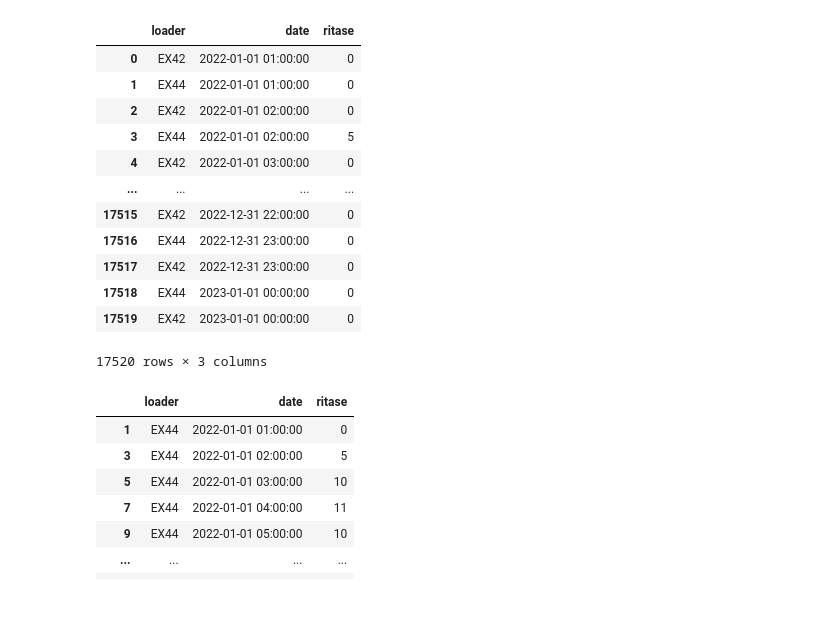
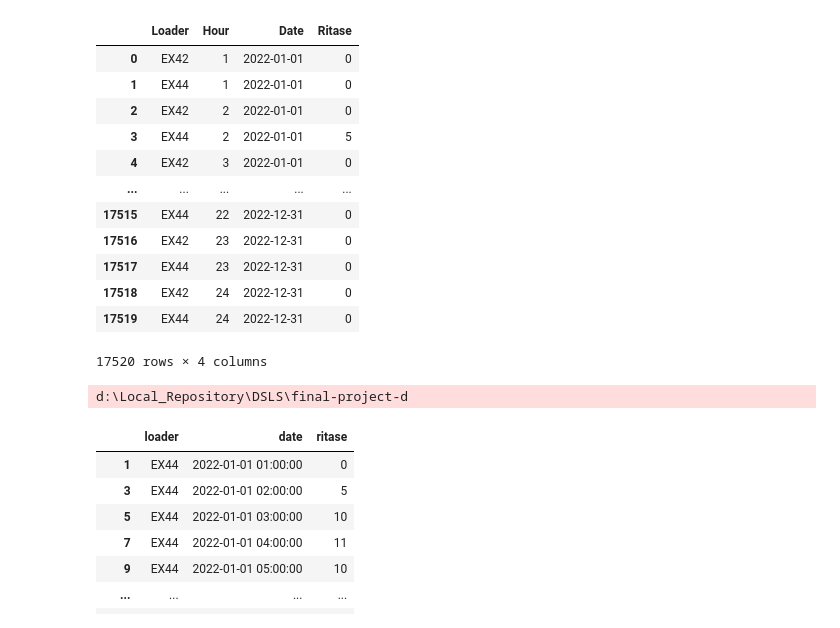
Before and after one commit to RizqiSeijuuro/final-project-data-consultant, a Jupyter notebook: ritase_eda.ipynb, the cells around one changed output. Saved outputs shown, nothing was run; the diff lists cells and outputs as text; code cells hidden in the pictures.

```diff
--- a/ritase_eda.ipynb
+++ b/ritase_eda.ipynb
@@ -6,22 +6,28 @@ from functions.transform import get_ritase
 from functions.eda import timeseries_viz
 # %%
-path = 'Data Fuel Share\RITASE EX-42-44 PERJAM 2022.xlsx'
-ritase = get_ritase(path)
+ritase_path = 'Data Fuel Share\RITASE EX-42-44 PERJAM 2022.xlsx'
+ritase = get_ritase(ritase_path)
 ritase
 # %% [output]
-|  | loader | date | ritase |
-| 0 | EX42 | 2022-01-01 01:00:00 | 0 |
-| 1 | EX44 | 2022-01-01 01:00:00 | 0 |
-| 2 | EX42 | 2022-01-01 02:00:00 | 0 |
-| 3 | EX44 | 2022-01-01 02:00:00 | 5 |
-| 4 | EX42 | 2022-01-01 03:00:00 | 0 |
-| ... | ... | ... | ... |
-| 17515 | EX42 | 2022-12-31 22:00:00 | 0 |
-| 17516 | EX44 | 2022-12-31 23:00:00 | 0 |
-| 17517 | EX42 | 2022-12-31 23:00:00 | 0 |
-| 17518 | EX44 | 2023-01-01 00:00:00 | 0 |
-| 17519 | EX42 | 2023-01-01 00:00:00 | 0 |
+|  | Loader | Hour | Date | Ritase |
+| 0 | EX42 | 1 | 2022-01-01 | 0 |
+| 1 | EX44 | 1 | 2022-01-01 | 0 |
+| 2 | EX42 | 2 | 2022-01-01 | 0 |
+| 3 | EX44 | 2 | 2022-01-01 | 5 |
+| 4 | EX42 | 3 | 2022-01-01 | 0 |
+| ... | ... | ... | ... | ... |
+| 17515 | EX44 | 22 | 2022-12-31 | 0 |
+| 17516 | EX42 | 23 | 2022-12-31 | 0 |
+| 17517 | EX44 | 23 | 2022-12-31 | 0 |
+| 17518 | EX42 | 24 | 2022-12-31 | 0 |
+| 17519 | EX44 | 24 | 2022-12-31 | 0 |
-17520 rows × 3 columns
+17520 rows × 4 columns
+# %%
+pengisian_fuel_path = 'Data Fuel Share\Data Pengisian Fuel Unit 2022.xlsx'
+pengisian_fuel = get_fuel_unit(pengisian_fuel_path)
+pengisian_fuel
+# %% [output]
+d:\Local_Repository\DSLS\final-project-d
 # %%
 # Select data from loader EX44 on 1-31 january 2022
 ritase.query('20220101 <= date < 20220201 & loader == "EX44"')
```
Also changed, not shown: parts of 1 cell of this notebook, 6 other files.
